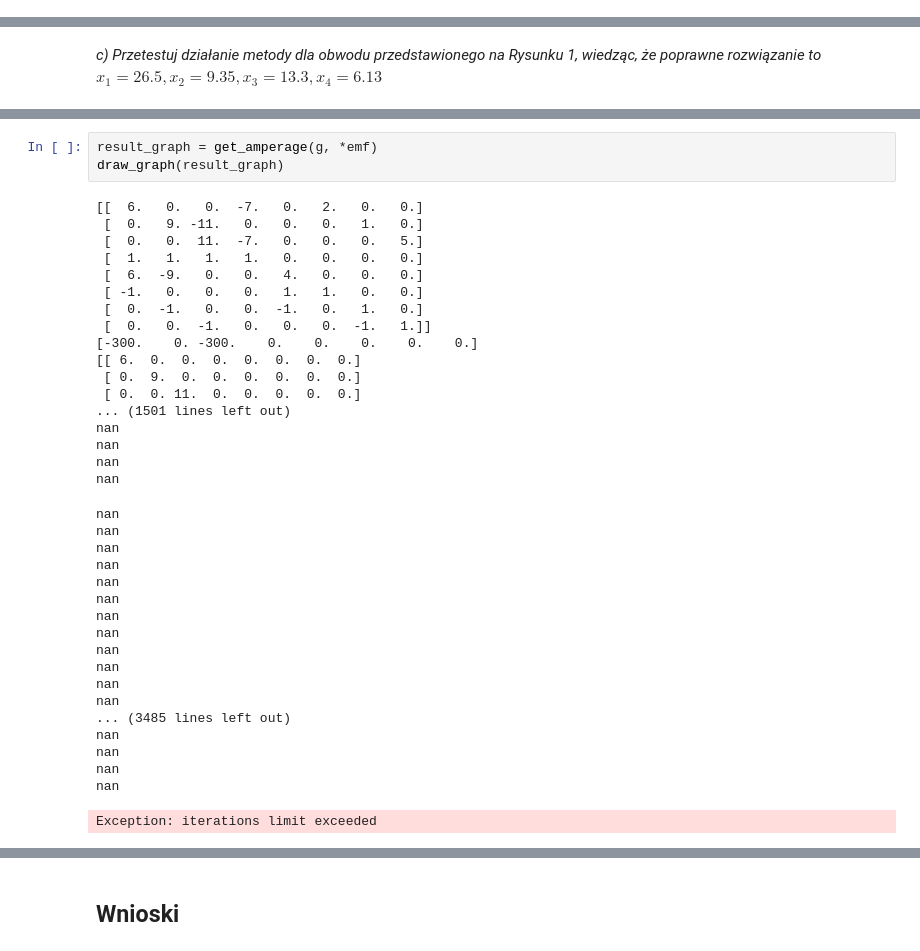
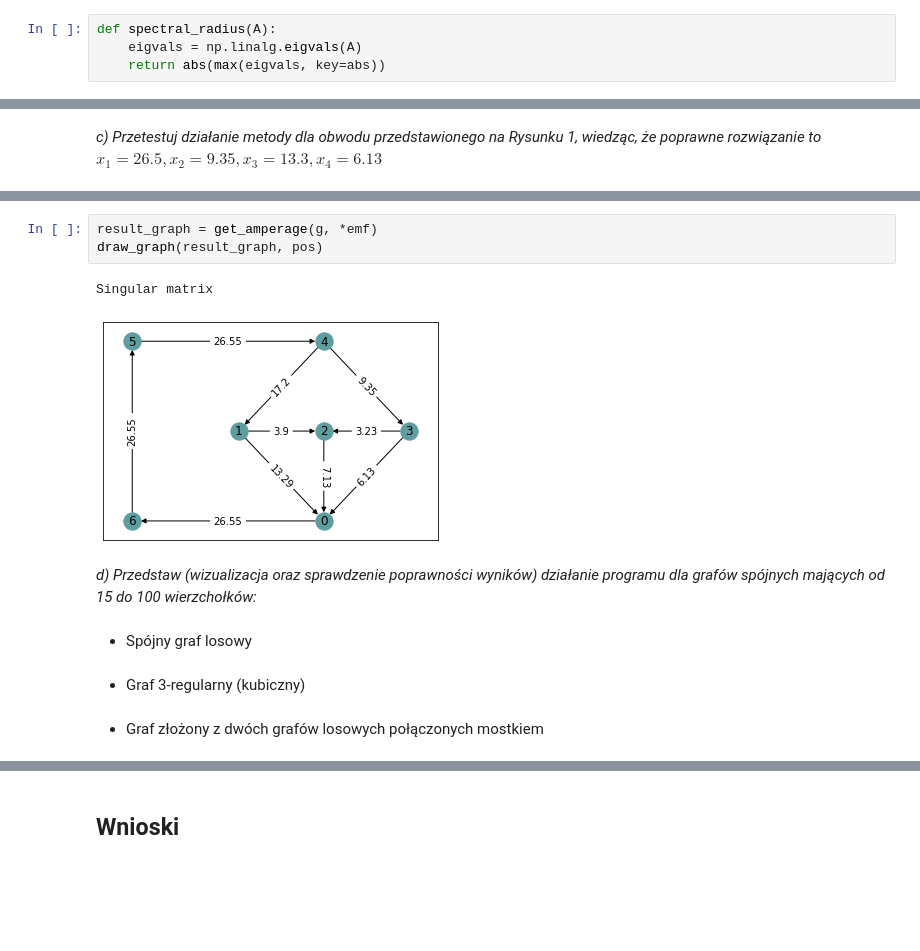
Before and after one commit to mhawryluk/mownit, a Jupyter notebook: lab7/lab7.ipynb, the cells around one changed output, grey strips where cells are left out. Drawn from its saved outputs; the diff is of its cells as text; blank space fills up the shorter version.

```diff
--- a/lab7/lab7.ipynb
+++ b/lab7/lab7.ipynb
@@ -32,0 +39,4 @@ def non_zero_diagonal(A, B):
+# %%
+def spectral_radius(A):
+    eigvals = np.linalg.eigvals(A)
+    return abs(max(eigvals, key=abs))
@@ -313,40 +336,15 @@ draw_graph(g)
 # %%
 result_graph = get_amperage(g, *emf)
-draw_graph(result_graph)
+draw_graph(result_graph, pos)
 # %% [output]
-[[  6.   0.   0.  -7.   0.   2.   0.   0.]
- [  0.   9. -11.   0.   0.   0.   1.   0.]
- [  0.   0.  11.  -7.   0.   0.   0.   5.]
- [  1.   1.   1.   1.   0.   0.   0.   0.]
- [  6.  -9.   0.   0.   4.   0.   0.   0.]
- [ -1.   0.   0.   0.   1.   1.   0.   0.]
- [  0.  -1.   0.   0.  -1.   0.   1.   0.]
- [  0.   0.  -1.   0.   0.   0.  -1.   1.]]
-[-300.    0. -300.    0.    0.    0.    0.    0.]
-[[ 6.  0.  0.  0.  0.  0.  0.  0.]
- [ 0.  9.  0.  0.  0.  0.  0.  0.]
- [ 0.  0. 11.  0.  0.  0.  0.  0.]
-... (1501 lines left out)
-nan
-nan
-nan
-nan
+Singular matrix
-nan
-nan
-nan
-nan
-nan
-nan
-nan
-nan
-nan
-nan
-nan
-nan
-... (3485 lines left out)
-nan
-nan
-nan
-nan
-Exception: iterations limit exceeded
+[figure, added]
+# %% [markdown]
+<i>d) Przedstaw (wizualizacja oraz sprawdzenie poprawności wyników) działanie programu dla grafów spójnych mających od 15 do 100 wierzchołków: </i>
+# %% [markdown]
+* Spójny graf losowy
+# %% [markdown]
+* Graf 3-regularny (kubiczny)
+# %% [markdown]
+* Graf złożony z dwóch grafów losowych połączonych mostkiem
 # %% [markdown]
```
Also changed, not shown: parts of 22 cells of this notebook.
